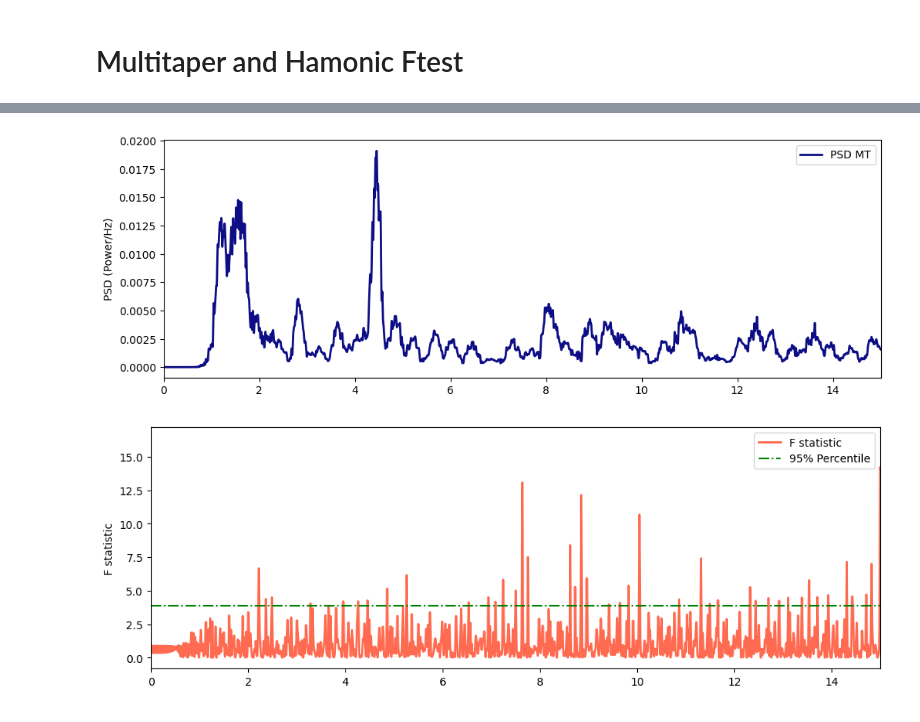
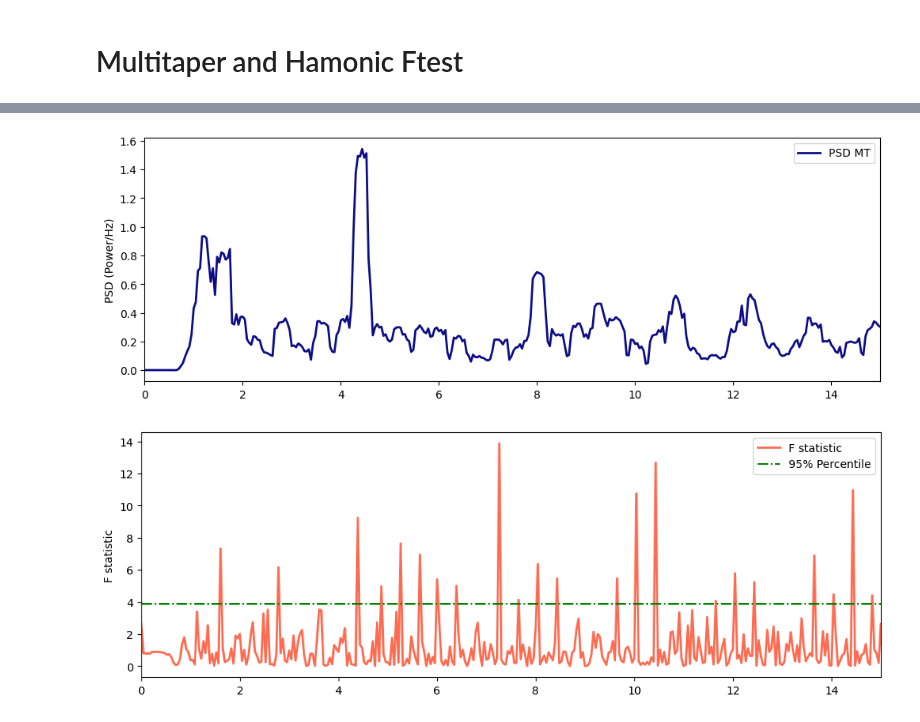
Before and after one commit to Chamusuke/Multitaper_harmonic_Ftest, a Jupyter notebook: python/example.ipynb, the cells around one changed output, grey strips where cells are left out. Drawn from its saved outputs; the diff is of its cells as text; code cells hidden in the pictures.

```diff
--- a/python/example.ipynb
+++ b/python/example.ipynb
@@ -112,8 +112,8 @@ df_ecg = pd.read_csv("../../test_data/ECG_data.csv")
 
 display(df_ecg.head())
 fs_ECG = 125
-signal_ecg = df_ecg["ECG"].iloc[125:5000].to_numpy()
-time_ecg = df_ecg["Time"].iloc[125:5000].to_numpy()
+signal_ecg = df_ecg["ECG"].iloc[125:3000].to_numpy()
+time_ecg = df_ecg["Time"].iloc[125:3000].to_numpy()
 
 
 def highpass(x, samplerate, cutoff, gpass, gstop):
@@ -151,38 +151,38 @@ plt.show()
 # %%
-MTSpec = MultiTaper_Periodogram(NW=4, nfft=int(len(signal_ecg)*20))
+MTSpec = MultiTaper_Periodogram(NW=4)
 MTSpec.MT_Spec(signal_ecg, fs_ECG)
 
 fig = plt.figure(figsize=(12, 4))
 ax = fig.add_subplot()
 a = 0.95
 ax.plot(MTSpec.f, MTSpec.mt_psd, '-',label='PSD MT',alpha=a,  c ='navy',lw=2)
 ax.set_ylabel('PSD (Power/Hz)')
 # ax.set_xscale('log')
 ax.set_xlim(0,15)
 # ax.set_yscale('log')
 # ax.set_ylim(1e-8)
 plt.legend()
 plt.show()
 
 
 MTSpec.Harmonic_Ftest(p_level=0.05)
 fig = plt.figure(figsize=(12, 4))
 ax = fig.add_subplot()
 a = 0.95
 
 ax.plot(MTSpec.f, MTSpec.F, '-',label='F statistic',alpha=a,  c ='tomato',lw=2)
 ax.set_ylabel('F statistic')
 ax.hlines(MTSpec.F_crit, MTSpec.f[0], MTSpec.f[-1], linestyles="-.", color='green', label='95% Percentile')
 
 # ax.set_xscale('log')
 ax.set_xlim(0,15)
 # ax.set_yscale('log')
 # ax.set_ylim(1e-8)
 plt.legend()
 plt.show()
 # %% [output]
-[figure, old version]
+[figure, new version]
-[figure, old version]
+[figure, new version]
 # %%
 signal_ppg = df_ecg["PPG"].iloc[125:5000].to_numpy()
 time_ppg = df_ecg["Time"].iloc[125:5000].to_numpy()
```
Also changed, not shown: parts of 7 cells of this notebook, 1 other file.
